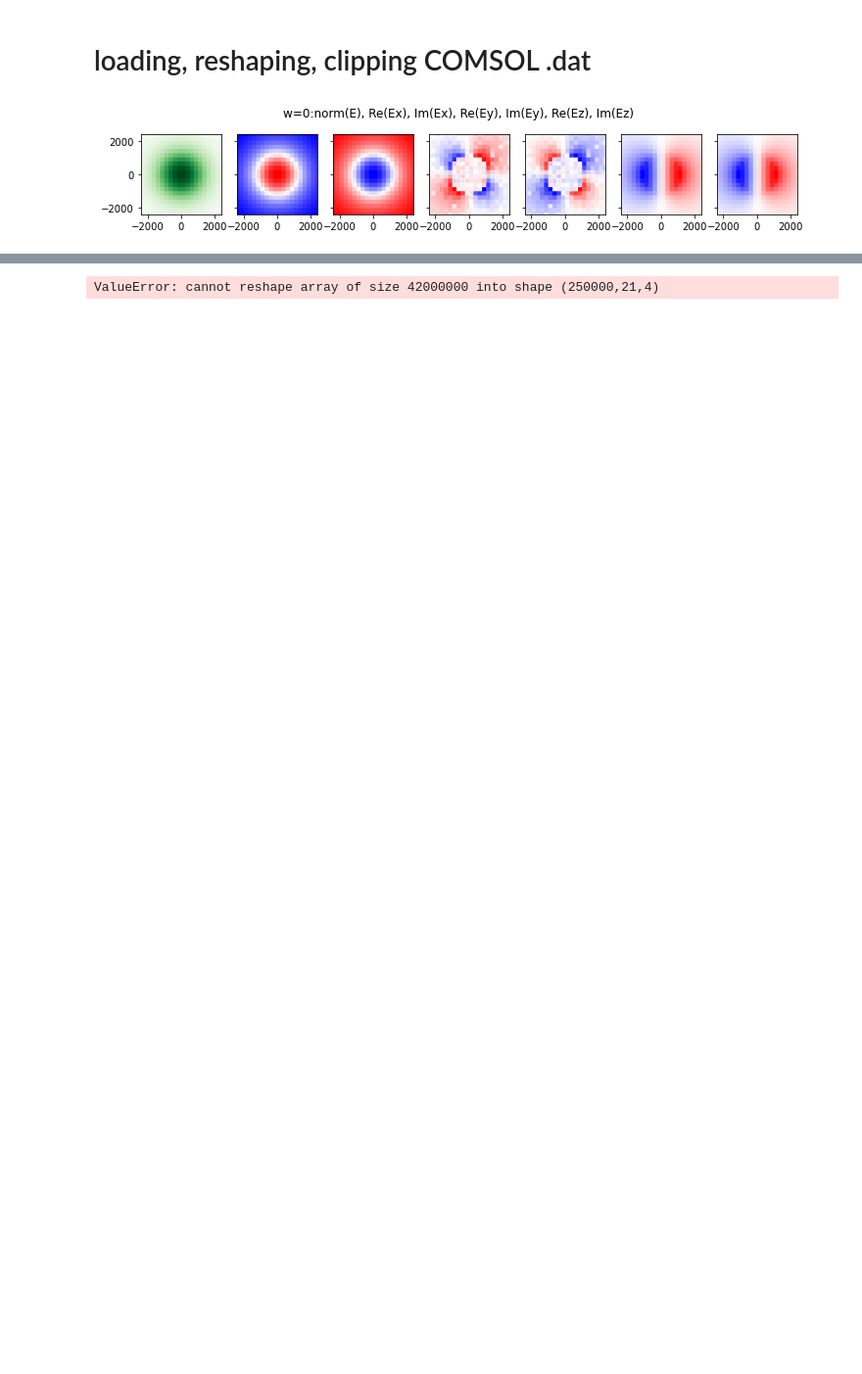
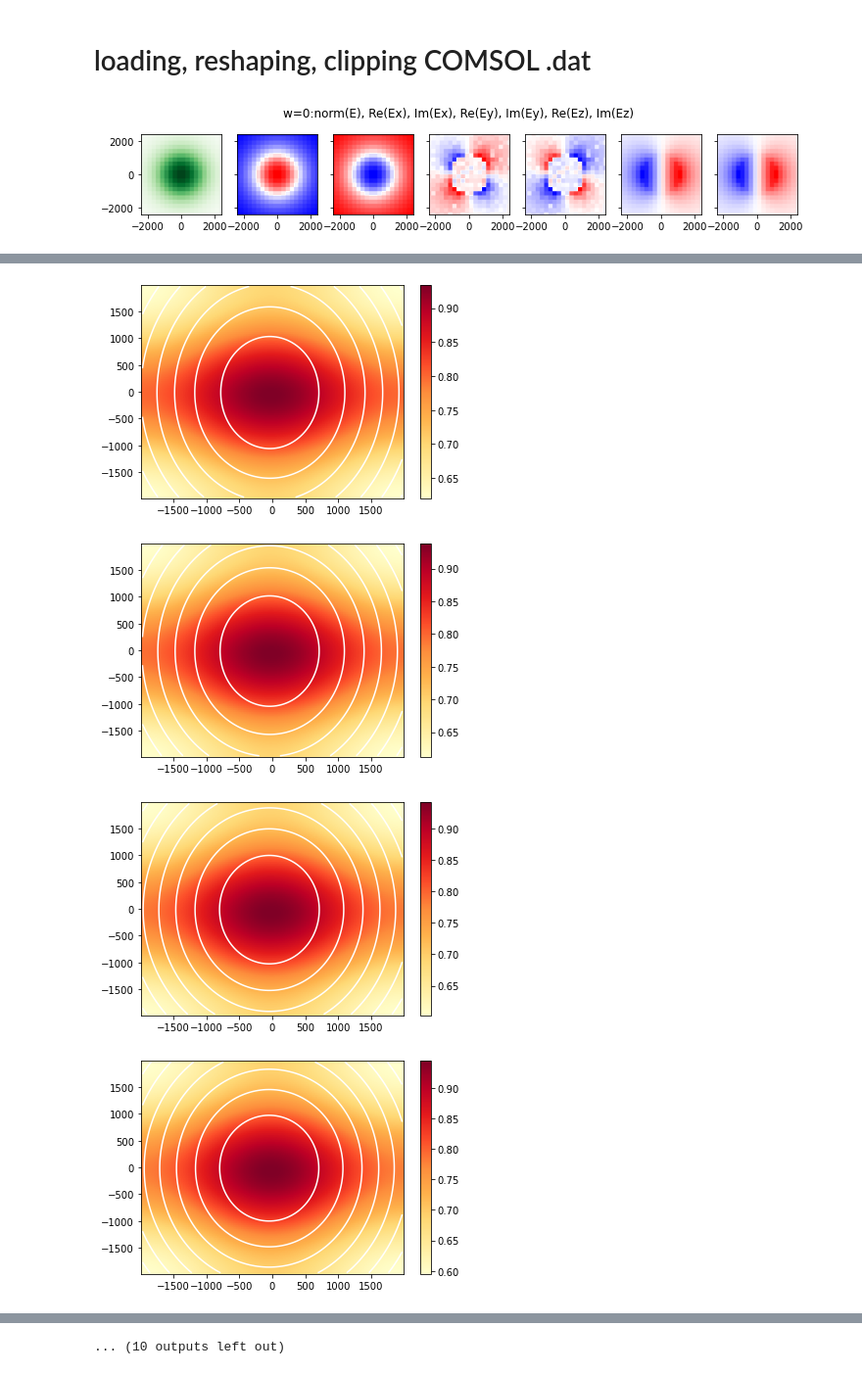
Before and after one commit to polnops/mode_overlap, a Jupyter notebook: mode_overlap.ipynb, the cells around one changed output, grey strips where cells are left out. Shown at 98% size. Cells and saved outputs as stored; diff of their text form; code cells hidden in the pictures; blank space fills up the shorter version.

```diff
--- a/mode_overlap.ipynb
+++ b/mode_overlap.ipynb
@@ -29,7 +15,11 @@ plotComplexData(dat_fiber, range(4), bound=2500)
 # %%
-convolveComplex(dat_fiber, dat, param_list,
+a1, a2, a3 = convolveComplex(dat_fiber, dat, param_list,
                  bound=2000, scale = 1,
                  res=100j, plotflag1 = True,
-                 plotflag2=True, fitflag= True,
+                 plotflag2=False, fitflag= True,
                  i=0)
 # %% [output]
+[figure, added]
+[figure, added]
+[figure, added]
+[figure, added]
@@ -36 +34 @@ convolveComplex(dat_fiber, dat, param_list,
-ValueError: cannot reshape array of size 42000000 into shape (250000,21,4)
+... (10 outputs left out)
```
Also changed, not shown: parts of 4 cells of this notebook, 1 other file.
